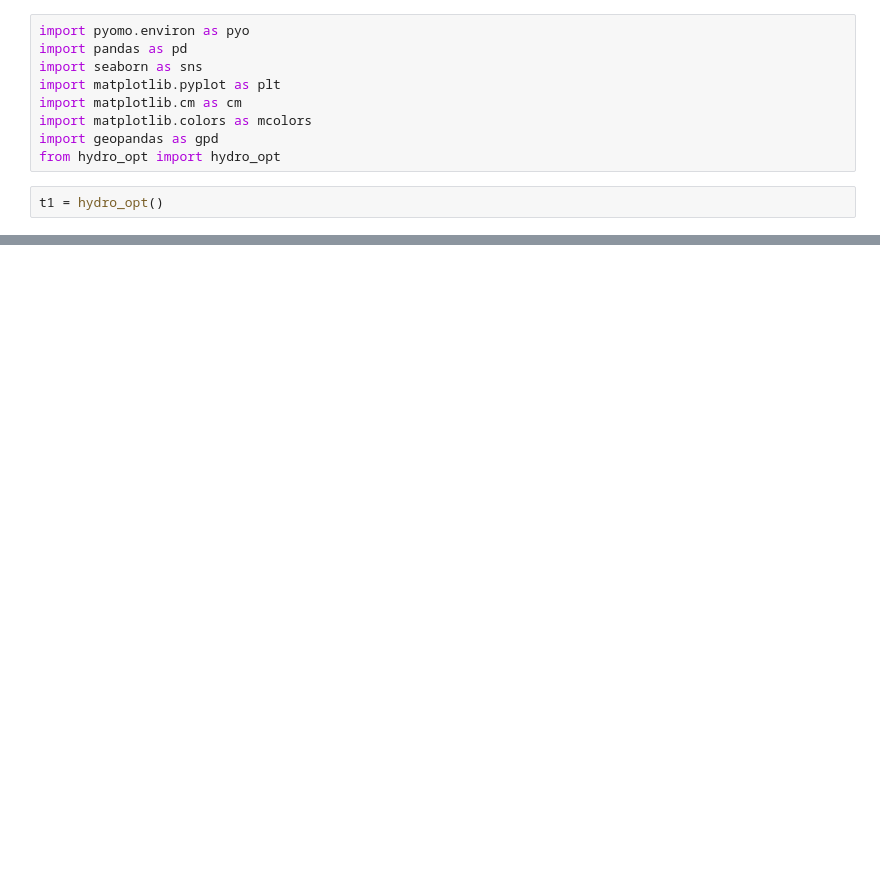
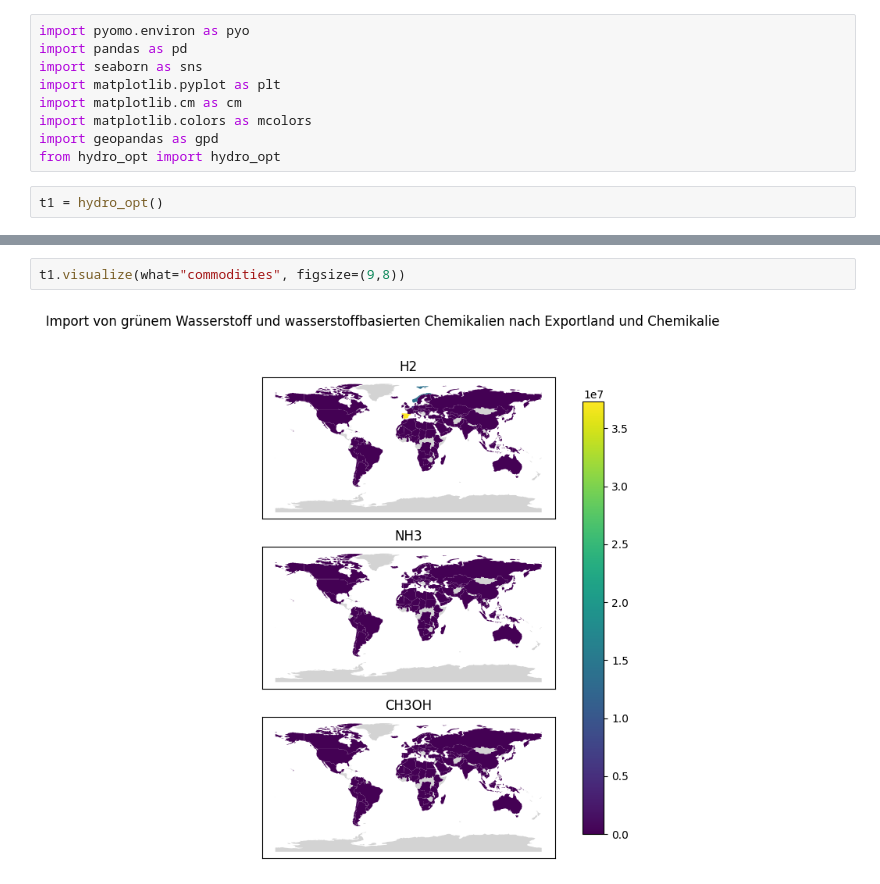
Before and after one commit to FaKurz/hydro_opt, a Jupyter notebook: demonstration.ipynb, the cells around one changed output, grey strips where cells are left out. Cells and saved outputs as stored; diff of their text form; blank space fills up the shorter version.

```diff
--- a/demonstration.ipynb
+++ b/demonstration.ipynb
@@ -35,0 +55,4 @@ class hydro_opt(builtins.object)
+# %%
+t1.visualize(what="commodities", figsize=(9,8))
+# %% [output]
+[figure, added]
```
Also changed, not shown: parts of 8 cells of this notebook, 2 other files.
